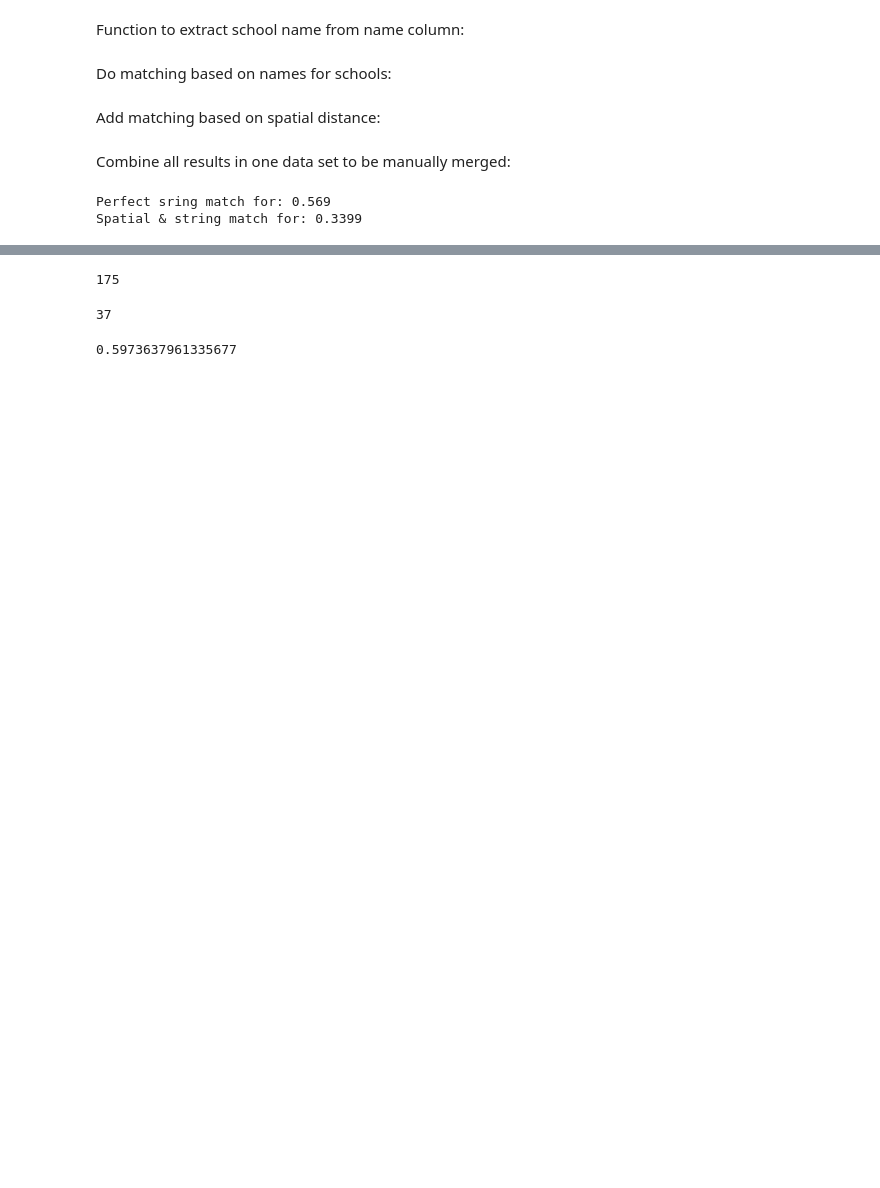
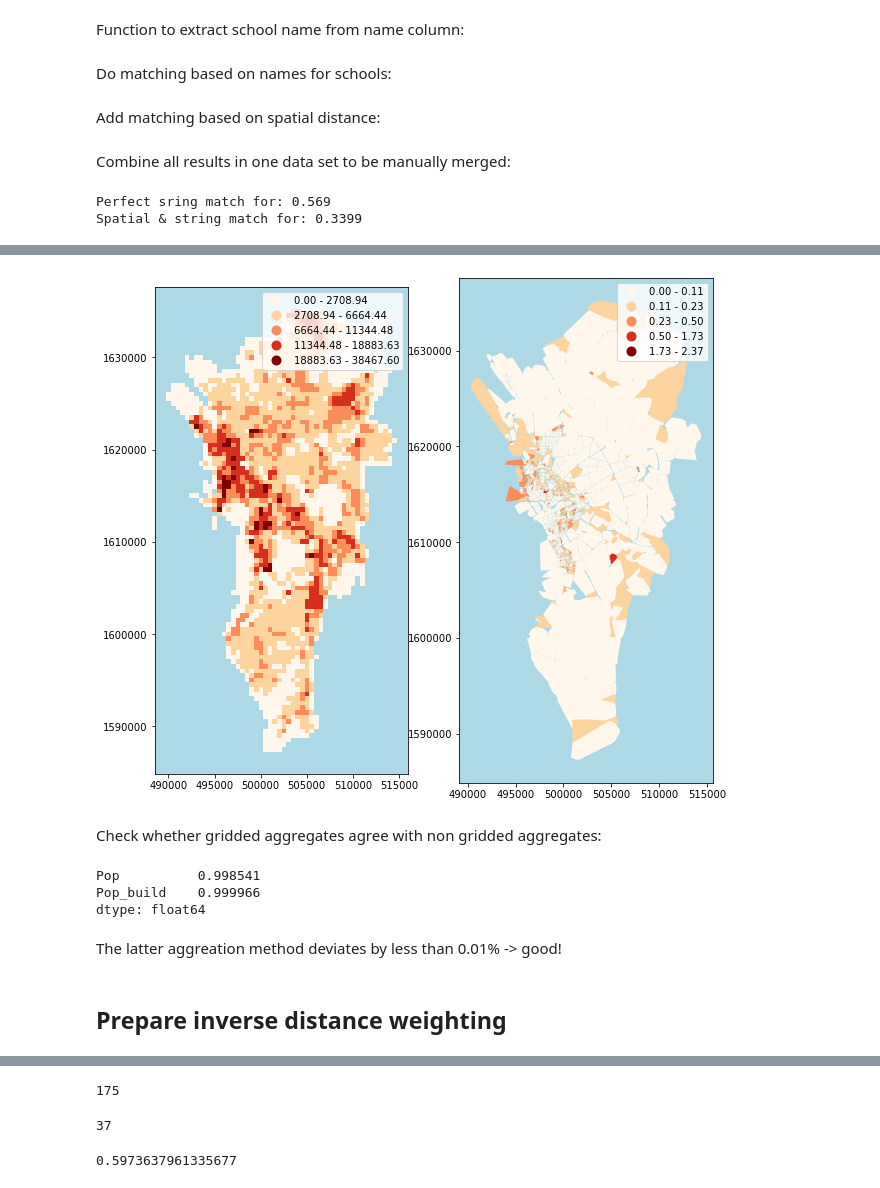
Before and after one commit to sfthies/Manila_seismic_risk, a Jupyter notebook: Main.ipynb, the cells around one changed output, grey strips where cells are left out. Cells and saved outputs as stored; diff of their text form; code cells hidden in the pictures; blank space fills up the shorter version.

```diff
--- a/Main.ipynb
+++ b/Main.ipynb
@@ -315,0 +429,2 @@ Spatial & string match for: 0.3399
+# %%
+grid_p['Pop_build']=gna.area_weighted_aggregation(grid, building_pop_p, ['Bgy_Popula'])
@@ -315,0 +435,3 @@ Spatial & string match for: 0.3399
+# %%
+# Adjust nan values:
+grid_p.loc[np.isnan(grid_p['Pop_build']), 'Pop_build'] = 0
@@ -315,0 +440,20 @@ Spatial & string match for: 0.3399
+# %%
+fig, (ax1, ax2) = plt.subplots(nrows=1, ncols = 2, figsize = (10,10))
+grid_p.plot(ax = ax1, column = 'Pop_build', scheme="FisherJenksSampled",figsize = (10,10), legend = True,  cmap='OrRd')
+ax1.set_facecolor('lightblue')
+barangay_pop_p.plot(ax = ax2, column = 'PopDen_Bgy',scheme="FisherJenksSampled", figsize = (10,10), legend = True,  cmap='OrRd')
+ax2.set_facecolor('lightblue')
+# %% [output]
+[figure, added]
+# %% [markdown]
+Check whether gridded aggregates agree with non gridded aggregates:
+# %%
+grid_p[['Pop', 'Pop_build']].sum()/building_pop_p['Bgy_Popula'].sum()
+# %% [output]
+Pop          0.998541
+Pop_build    0.999966
+dtype: float64
+# %% [markdown]
+The latter aggreation method deviates by less than 0.01% -> good!
+# %% [markdown]
+## Prepare inverse distance weighting
```
Also changed, not shown: parts of 63 cells of this notebook.
